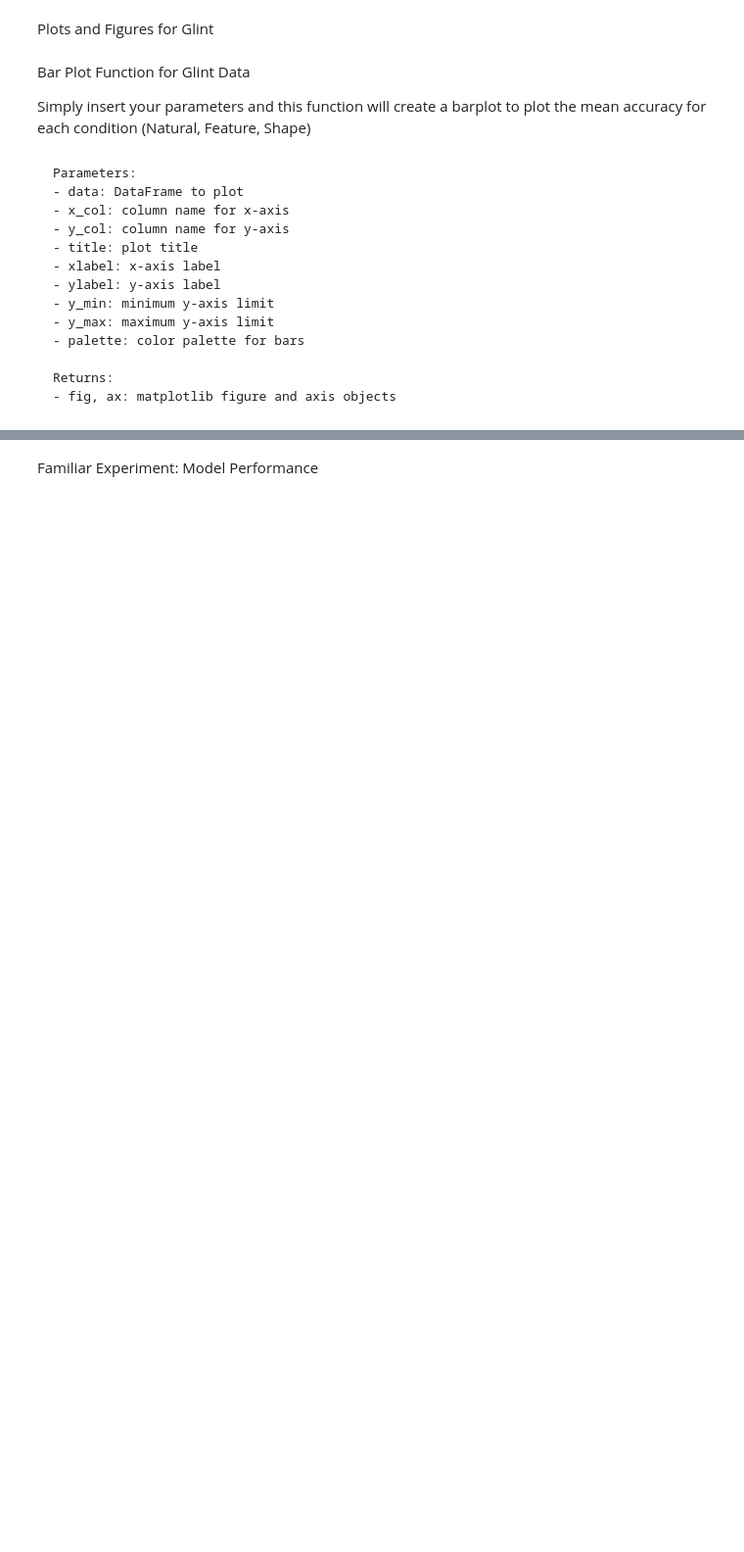
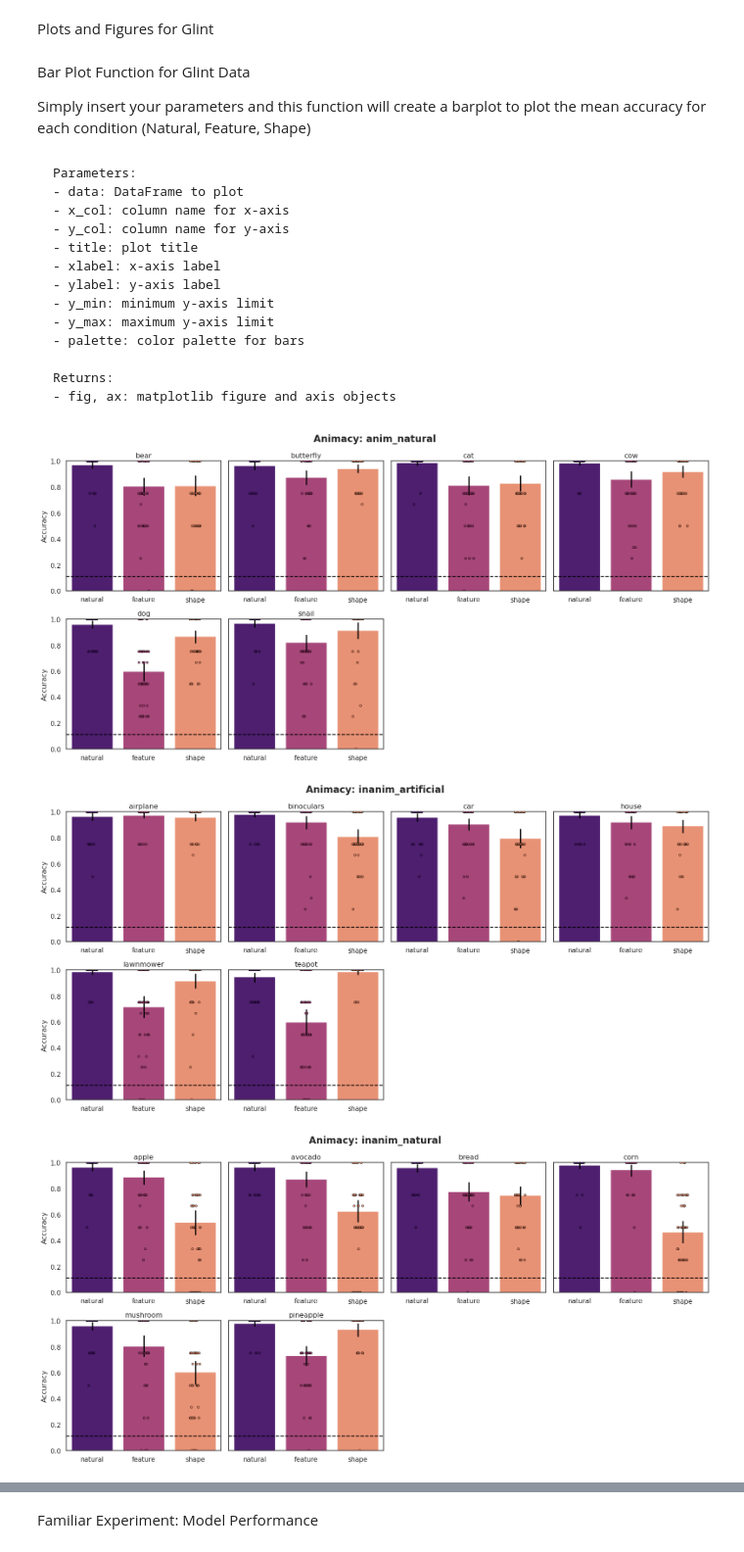
Before and after one commit to ars1399/glint_analysis, a Jupyter notebook: glint_figure_generator.ipynb, the cells around one changed output, grey strips where cells are left out. Shown at 98% size. Cells and saved outputs as stored; diff of their text form; code cells hidden in the pictures; blank space fills up the shorter version.

```diff
--- a/glint_figure_generator.ipynb
+++ b/glint_figure_generator.ipynb
@@ -114,6 +106,81 @@ def glint_barplot(data, extreme,chance):
         plt.show()
         print(f"This is the plot for {experiment} Glint, extreme={extreme}")
         return fig2, ax2
+# %%
+import pandas as pd
+import seaborn as sns
+import matplotlib.pyplot as plt
+import math
+
+
+data = pd.read_csv('/zpool/vladlab/data_drive/glint_data/summary_data_csv/familiar_glint_original_cleaned.csv')
+chance = 1/9
+
+# Sort images by animacy so they're grouped together
+sorted = data.sort_values(['animacy', 'test_object_class'])
+animacy_order = sorted(data['animacy'].unique())
+
+# Create a figure per animacy group
+for animacy in animacy_order:
+    animacy_data = sorted[sorted['animacy'] == animacy]
+    images = sorted(animacy_data['test_object_class'].unique())
+    n = len(images)
+    ncols = min(n, 4)
+    nrows = math.ceil(n / ncols)
+
+    sns.set_theme(style="white")
+    fig, axes = plt.subplots(nrows, ncols, figsize=(4 * ncols, 4 * nrows), sharey=True)
+    if n == 1:
+        axes = [axes]
+    else:
+        axes = axes.flatten()
+
+    for i, image in enumerate(images):
+        ax = axes[i]
+        image_data = animacy_data[animacy_data['test_object_class'] == image]
+
+        sns.barplot(
+            data=image_data,
+            x='condition',
+            y='filtered_acc',
+            hue='condition',
+            ax=ax,
+            palette='magma',
+            errorbar=("ci", 95),
+            capsize=0,
+            legend=False,
+            err_kws={'linewidth': 2, 'color': 'black', 'alpha': 1},
+        )
+        sns.stripplot(
+            data=image_data,
+            x='condition',
+            y='filtered_acc',
+            hue='condition',
+            ax=ax,
+            palette='magma',
+            size=3.5,
+            edgecolor='black',
+            linewidth=0.8,
+            alpha=0.75,
+            legend=False,
+        )
+        ax.set_ylim(0, 1.0)
+        ax.set_title(image)
+        ax.set_xlabel('')
+        ax.set_ylabel('Accuracy' if i % ncols == 0 else '')
+        ax.axhline(y=chance, color='black', linestyle='--', linewidth=1.5, zorder=11)
+
+    # Hide empty subplots
+    for j in range(i + 1, len(axes)):
+        axes[j].set_visible(False)
+
+    fig.suptitle(f'Animacy: {animacy}', fontsize=16, fontweight='bold')
+    plt.tight_layout()
+    plt.show()
+# %% [output]
+[figure, added]
+[figure, added]
+[figure, added]
 # %%
 def modelling_barplot(data, chance):
 
```
Also changed, not shown: parts of 2 cells of this notebook.
